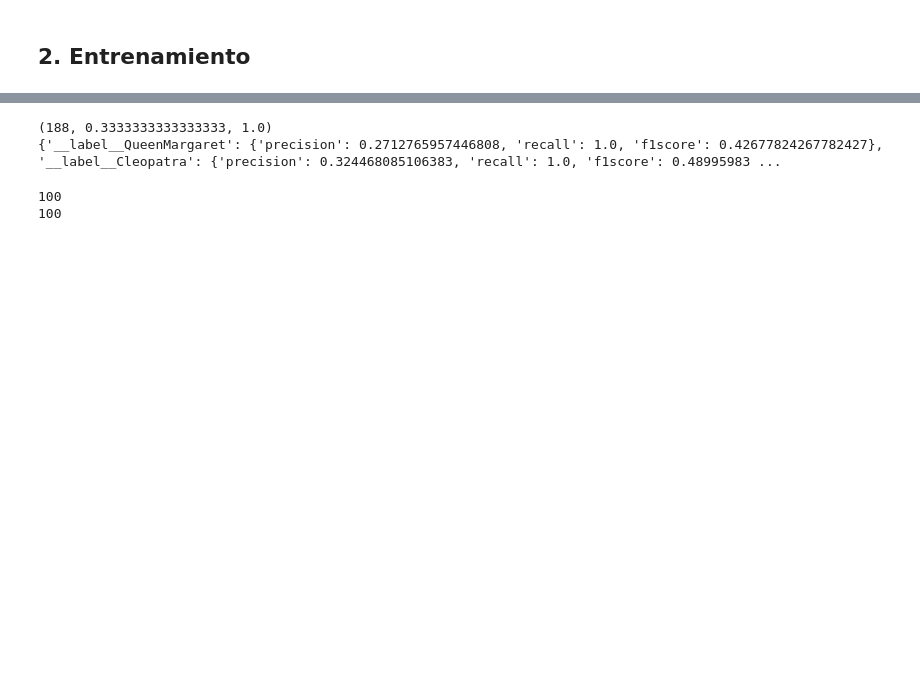
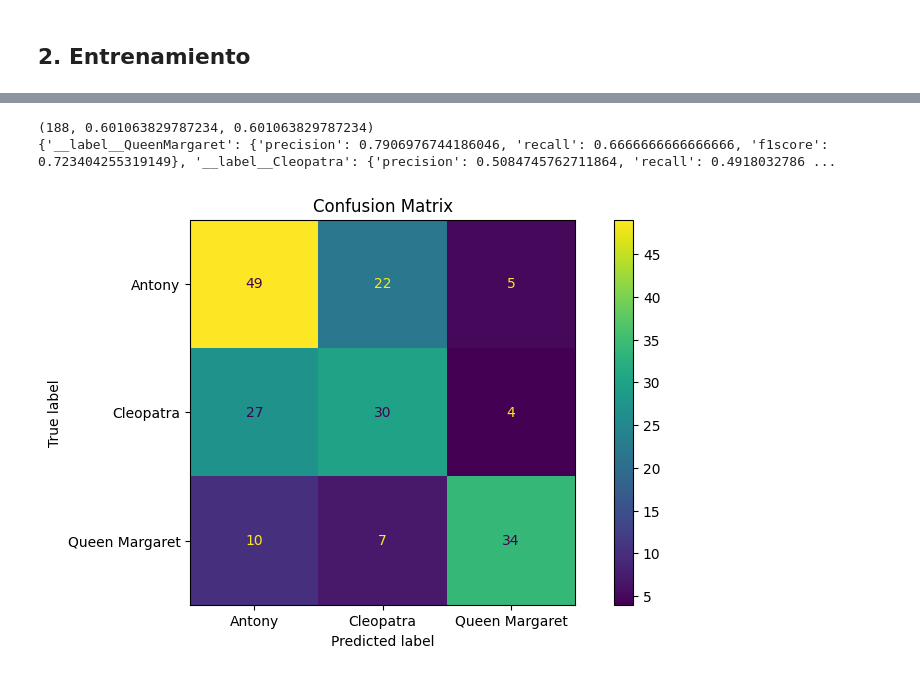
Before and after one commit to efviodo/mcdaa-intro-cd, a Jupyter notebook: Tarea2/notebooks/laboratorio_2_ev_fasttext_classifier.ipynb, the cells around one changed output, grey strips where cells are left out. Drawn from its saved outputs; the diff is of its cells as text; code cells hidden in the pictures; blank space fills up the shorter version.

```diff
--- a/Tarea2/notebooks/laboratorio_2_ev_fasttext_classifier.ipynb
+++ b/Tarea2/notebooks/laboratorio_2_ev_fasttext_classifier.ipynb
@@ -443,7 +471,7 @@ model_cbow.save_model("pretrained_cbow_embeddings.vec")
 # %%
 # Train model
 model_classifier = fasttext.train_supervised(
-    input=train_file, epoch=25, lr=1.0, wordNgrams=1, verbose=2, minCount=1
+    input=train_file, epoch=2000, lr=0.01, wordNgrams=1, verbose=2, minCount=1
 )
 # %% [output]
 Read 0M words
@@ -462,25 +490,27 @@ Text: This is not good. => Predicted label: ['__label__Antony']
 # %%
 # Step 3: Evaluate the model
-result = model_classifier.test(test_file, k=3)
+result = model_classifier.test(test_file)
 print(result)
-# print(f"Precision: {result.precision}")
-# print(f"Recall: {result.recall}")
-# print(f"Number of examples: {result.nexamples}")
-result = model_classifier.test_label(test_file, k=4)
+result = model_classifier.test_label(test_file, k=1)
 print(result)
 # %% [output]
-(188, 0.3333333333333333, 1.0)
-{'__label__QueenMargaret': {'precision': 0.2712765957446808, 'recall': 1.0, 'f1score': 0.42677824267782427}, '__label__Cleopatra': {'precision': 0.324468085106383, 'recall': 1.0, 'f1score': 0.48995983 ...
+(188, 0.601063829787234, 0.601063829787234)
+{'__label__QueenMargaret': {'precision': 0.7906976744186046, 'recall': 0.6666666666666666, 'f1score': 0.723404255319149}, '__label__Cleopatra': {'precision': 0.5084745762711864, 'recall': 0.4918032786 ...
-# %%
-import fasttext.util
-
-model = fasttext.load_model("pretrained_cbow_embeddings.vec")
-print(model.get_dimension())
-
-fasttext.util.reduce_model(model, 100)
-print(model.get_dimension())
-
-model.save_model("pretrained_cbow_embeddings.vec")
-# %% [output]
-100
-100
+# %%
+from sklearn.metrics import ConfusionMatrixDisplay
+
+# Load Test Data
+y_test_pred = model_classifier.predict(X_test.tolist())
+
+fig, ax = plt.subplots(figsize=(10, 5))
+ConfusionMatrixDisplay.from_predictions(y_test, np.array(y_test_pred[0]), ax=ax)
+ax.xaxis.set_ticklabels(characters)
+ax.yaxis.set_ticklabels(characters)
+_ = ax.set_title(
+    f"Confusion Matrix"
+)
+# Save fig
+image_name = os.path.join(FIGURES_FOLDER, "image_15_confusion_matrix_fasttext_cbow_stopwords.png")
+fig.savefig(image_name)
+# %% [output]
+[figure, added]
```
Also changed, not shown: parts of 8 cells of this notebook, 6 other files.
